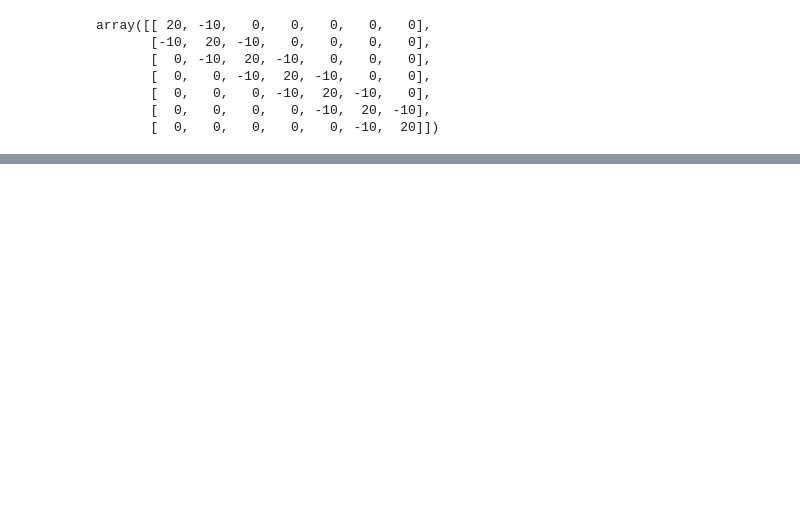
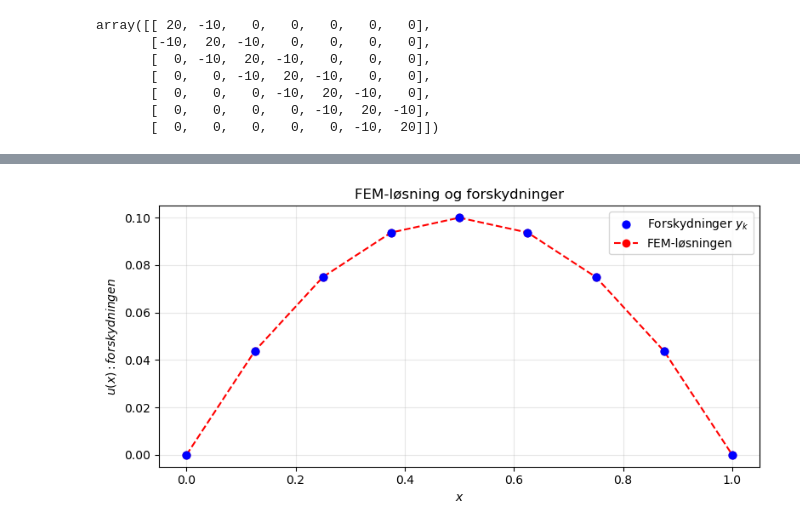
Before and after one commit to vivicodesacademically/Mat1b-projekt, a Jupyter notebook: udvidelser.ipynb, the cells around one changed output, grey strips where cells are left out. Saved outputs shown, nothing was run; the diff lists cells and outputs as text; code cells hidden in the pictures; blank space fills up the shorter version.

```diff
--- a/udvidelser.ipynb
+++ b/udvidelser.ipynb
@@ -85,0 +87,21 @@ plt.grid()
+# %%
+x_plot = np.linspace(0, 1, 500)
+#x-værdien til knudepunkterne
+x_knuder = np.linspace(0, 1, N + 2)
+#opstiller den fulde y vektor med nul i første og sidste indgang
+y_komplet = np.zeros(N + 2)
+y_komplet[1:N+1] = y_indre
+
+#opstiller graf
+plt.figure(figsize=(8, 4))
+plt.xlabel('$x$')
+plt.ylabel('$u(x): forskydningen$')
+plt.title(f'FEM-løsning og forskydninger')
+plt.scatter(x_knuder, y_komplet, color='blue', s=40, label='Forskydninger $y_k$', zorder=3)
+plt.plot(x_knuder, FEM_y(x_knuder, y_indre, x_knuder),'r--o', label=f'FEM-løsningen')
+plt.legend()
+plt.grid(True, alpha=0.3)
+plt.tight_layout()
+plt.show()
+# %% [output]
+[figure, added]
```
Also changed, not shown: parts of 5 cells of this notebook.
